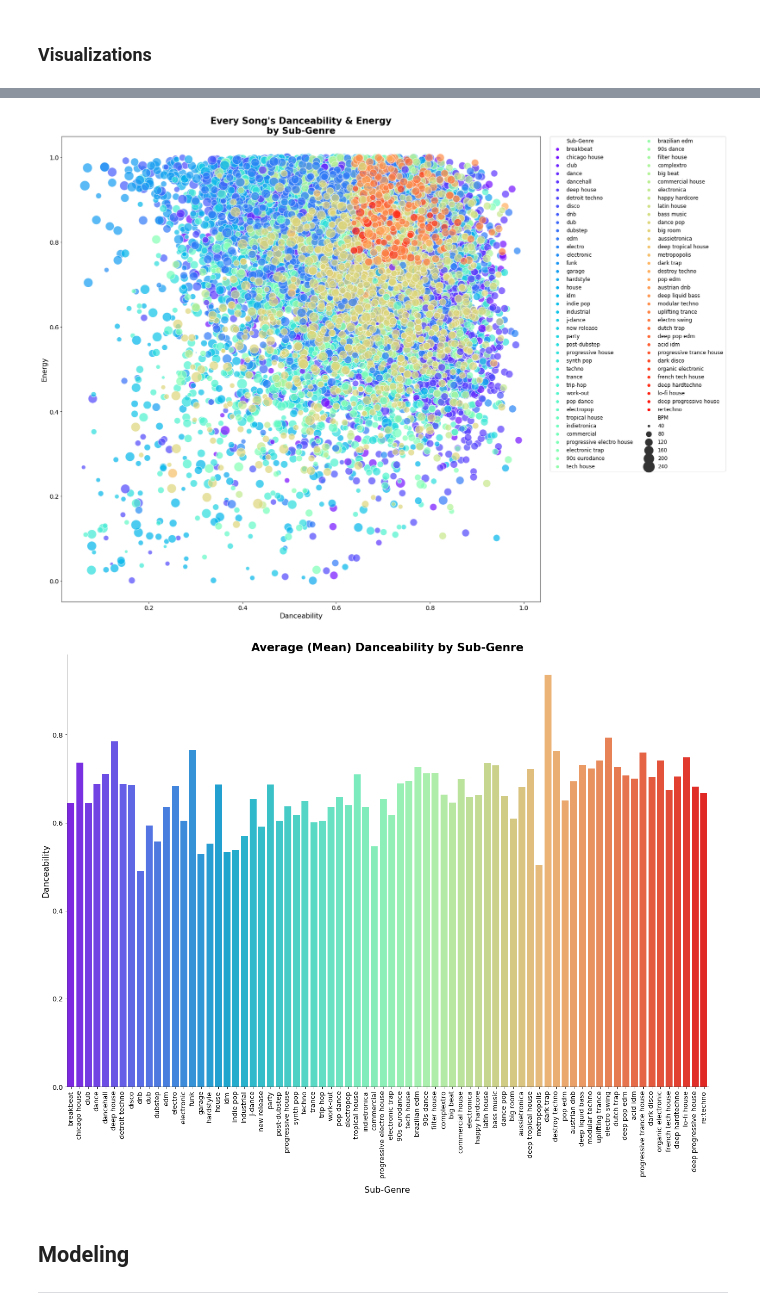
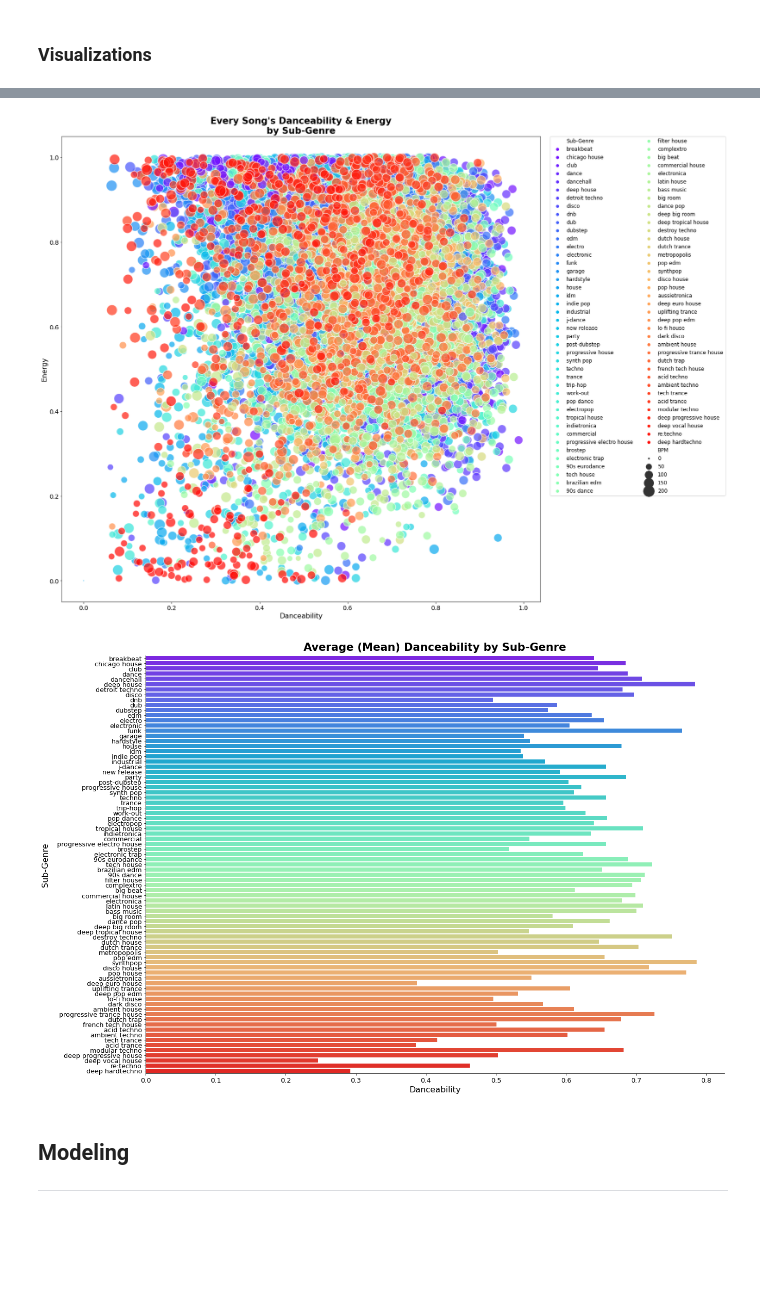
Before and after one commit to modernmediagrp/spotify-recommendation-system, a Jupyter notebook: main_notebook.ipynb, the cells around one changed output, grey strips where cells are left out. Drawn from its saved outputs; the diff is of its cells as text; code cells hidden in the pictures; blank space fills up the shorter version.

```diff
--- a/main_notebook.ipynb
+++ b/main_notebook.ipynb
@@ -460,13 +473,23 @@ edm_only
 # %% [markdown]
 #### Dataset \#3
 # %%
+more_edm['Uri'] = more_edm['Uri'].str.replace('https://open.spotify.com/track/','',
+                                             regex=False)
+
+more_edm = more_edm.loc[more_edm['Genre'].isin(genres_to_keep)].copy()
+
 more_edm.rename(columns={'Artist': 'Artists',
                         'Title': 'Song_Title',
                         'tempo': 'Tempo',
                         'danceability': 'Danceability',
                         'energy': 'Energy',
                         'valence': 'Valence',
-                        'Uri': 'ID'}, inplace=True)
+                        'Uri': 'ID',
+                        'loudness': 'Loudness',
+                        'speechiness': 'Speechiness',
+                        'acousticness': 'Acousticness',
+                        'instrumentalness': 'Instrumentalness',
+                        'liveness': 'Liveness'}, inplace=True)
 
 more_edm = more_edm[cols_order]
 
@@ -517,20 +540,13 @@ more_genres
 # %% [markdown]
 #### Dataset \#5
 # %%
-large_set.rename(columns={'Name': 'Song_Title', 'Id': 'ID',
-                          'Valeance': 'Valence'}, inplace=True)
+spotify_400k.rename(columns={'Name': 'Song_Title', 'Id': 'ID'}, inplace=True)
 
-large_set = large_set[cols_order]
+spotify_400k = spotify_400k[cols_order]
 
-large_set['Artists'] = large_set['Artists'].str.replace(r'[^0-9a-zA-Z:,\s]+', '', regex=True)
+spotify_400k = spotify_400k.loc[spotify_400k['Genre'].isin(genres_to_keep)].copy()
 
-large_set.dropna(inplace=True)
+spotify_400k['Artists'] = spotify_400k['Artists'].str.replace(r'[^0-9a-zA-Z:,\s]+', '', regex=True)
 
-large_set = large_set.loc[large_set['Genre'].isin(genres_to_keep)].copy()
-
-drop_rows = large_set[(large_set['Danceability'] < 0.638) | (large_set['Energy'] < 0.752)].index
-
-large_set.drop(drop_rows, inplace=True)
-
-large_set
+spotify_400k
 # %% [output]
@@ -551,7 +567,7 @@ large_set
 #### Final Dataset (Combined Sets 1-5)
 # %%
 final_dataset = pd.concat([sp_recommended, more_genres, edm_only,
-                         more_edm, large_set], ignore_index=True)
+                           more_edm, spotify_400k], ignore_index=True)
 
 final_dataset = final_dataset.drop_duplicates(subset='ID', keep='first')
 
@@ -713,7 +749,7 @@ plt.figure(figsize=(20,20))
 
 ax = sns.scatterplot(data=final_dataset, x='Danceability', y='Energy',
                      hue='Sub-Genre', palette='rainbow',
-                     size='BPM', sizes=(10,700),
+                     size='BPM', sizes=(10,800),
                      alpha=0.7)
 
 ax.legend(bbox_to_anchor=(1.02, 1), loc=2, borderaxespad=0., fontsize=12, ncol=2)
@@ -723,17 +759,18 @@ plt.xlabel('Danceability', fontsize=16)
 plt.ylabel('Energy', fontsize=16)
 plt.title("Every Song's Danceability & Energy\nby Sub-Genre", fontsize=21, fontweight='bold');
 # %% [output]
-[figure, old version]
+[figure, new version]
 # %%
-sns.catplot(x='Sub-Genre', y='Danceability', data=final_dataset, kind='bar',
+sns.catplot(x='Danceability', y='Sub-Genre', data=final_dataset, kind='bar',
             palette='rainbow', height=12, aspect=1.5, ci=None)
-plt.xticks(rotation=90, fontsize=12.7)
-plt.yticks(fontsize=13)
-plt.xlabel('Sub-Genre', fontsize=16, labelpad=15)
-plt.ylabel('Danceability', fontsize=16)
-plt.title('Average (Mean) Danceability by Sub-Genre', fontsize=21, fontweight='bold');
+plt.xticks(fontsize=13)
+plt.yticks(fontsize=12.7)
+plt.xlabel('Danceability', fontsize=16)
+plt.ylabel('Sub-Genre', fontsize=16, labelpad=15)
+plt.title('Average (Mean) Danceability by Sub-Genre', fontsize=21,
+          pad=10, fontweight='bold');
 # %% [output]
-[figure, old version]
+[figure, new version]
 # %% [markdown]
 ## Modeling
 ***
```
Also changed, not shown: parts of 47 cells of this notebook, 8 other files.
